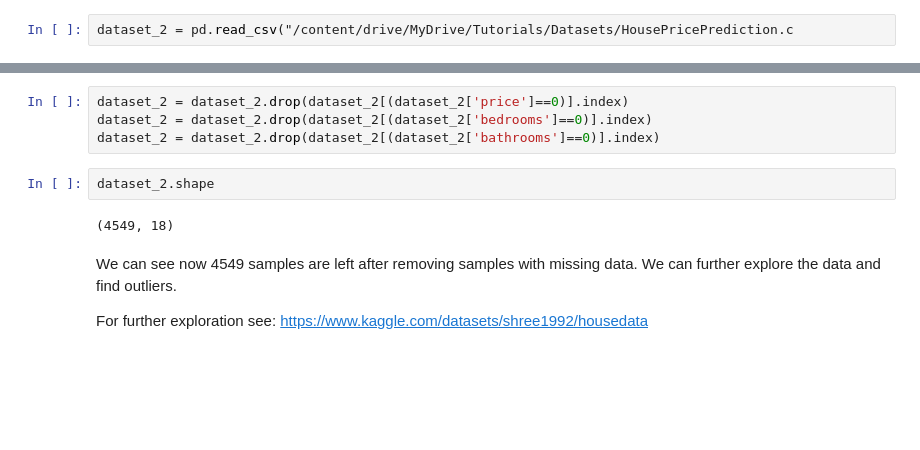
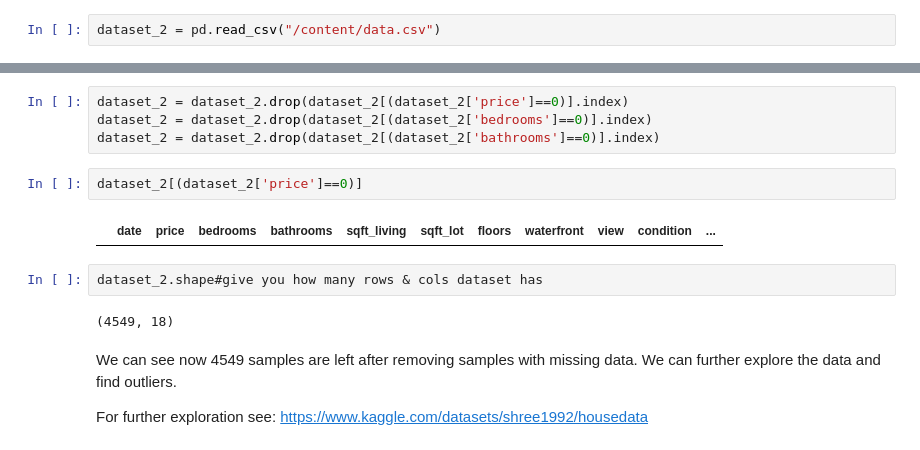
Before and after one commit to IAT-ExploringAI-2025/Week2-DataPreprocessing, a Jupyter notebook: Week 2.ipynb, the cells around one changed output, grey strips where cells are left out. Drawn from its saved outputs; the diff is of its cells as text; blank space fills up the shorter version.

```diff
--- a/Week 2.ipynb
+++ b/Week 2.ipynb
@@ -301,7 +301,7 @@ import matplotlib.pyplot as plt
 Download the dataset from :https://www.kaggle.com/datasets/shree1992/housedata/data
 Copy the path of the dataset and paste it in the command *below*
 # %%
-dataset_2 = pd.read_csv("/content/drive/MyDrive/Tutorials/Datasets/HousePricePrediction.c
+dataset_2 = pd.read_csv("/content/data.csv")
 # %% [markdown]
 **Exploring Dataset**
 # %%
@@ -365,10 +360,14 @@ We have to deal with 49 houses that look free of cost, plus 2 houses each withou
 dataset_2 = dataset_2.drop(dataset_2[(dataset_2['price']==0)].index)
 dataset_2 = dataset_2.drop(dataset_2[(dataset_2['bedrooms']==0)].index)
 dataset_2 = dataset_2.drop(dataset_2[(dataset_2['bathrooms']==0)].index)
-# %%
-dataset_2.shape
-# %% [output]
-(4549, 18)
+# %%
+dataset_2[(dataset_2['price']==0)]
+# %% [output]
+|  | date | price | bedrooms | bathrooms | sqft_living | sqft_lot | floors | waterfront | view | condition | ... |
+# %%
+dataset_2.shape#give you how many rows & cols dataset has
+# %% [output]
+(4549, 18)
 # %% [markdown]
 We can see now 4549 samples are left after removing samples with missing data. We can further explore the data and find outliers.
 
```
Also changed, not shown: parts of 10 cells of this notebook.
